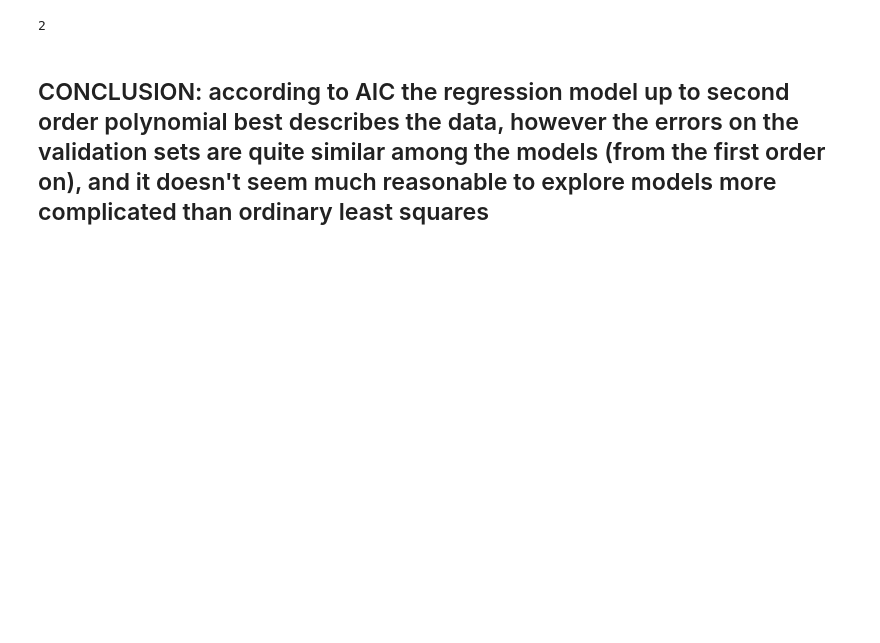
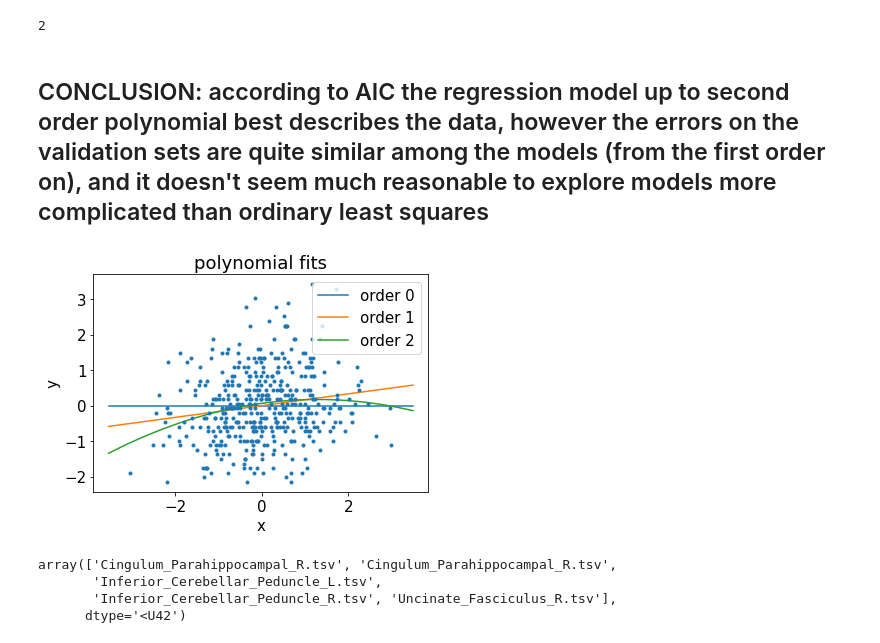
Before and after one commit to benedetta-mariani/BrainHack-Padova-2020, a Jupyter notebook: ModelSelection.ipynb, the cells around one changed output. Drawn from its saved outputs; the diff is of its cells as text; code cells hidden in the pictures; blank space fills up the shorter version.

```diff
--- a/ModelSelection.ipynb
+++ b/ModelSelection.ipynb
@@ -448,3 +471,18 @@ np.argmin(AIC_list)
 2
 # %% [markdown]
 ## CONCLUSION: according to AIC the regression model up to second order polynomial best describes the data, however the errors on the validation sets are quite similar among the models (from the first order on), and it doesn't seem much reasonable to explore models more complicated than ordinary least squares
+# %%
+max_order = 2
+theta_hats = solve_poly_reg(x, y, max_order)
+#print(theta_hats)
+#with plt.xkcd():
+plot_fitted_polynomials(x, y, theta_hats,max_order)
+# %% [output]
+[figure, added]
+# %%
+dic["file"][indici]
+# %% [output]
+array(['Cingulum_Parahippocampal_R.tsv', 'Cingulum_Parahippocampal_R.tsv',
+       'Inferior_Cerebellar_Peduncle_L.tsv',
+       'Inferior_Cerebellar_Peduncle_R.tsv', 'Uncinate_Fasciculus_R.tsv'],
+      dtype='<U42')
```
Also changed, not shown: parts of 22 cells of this notebook.
